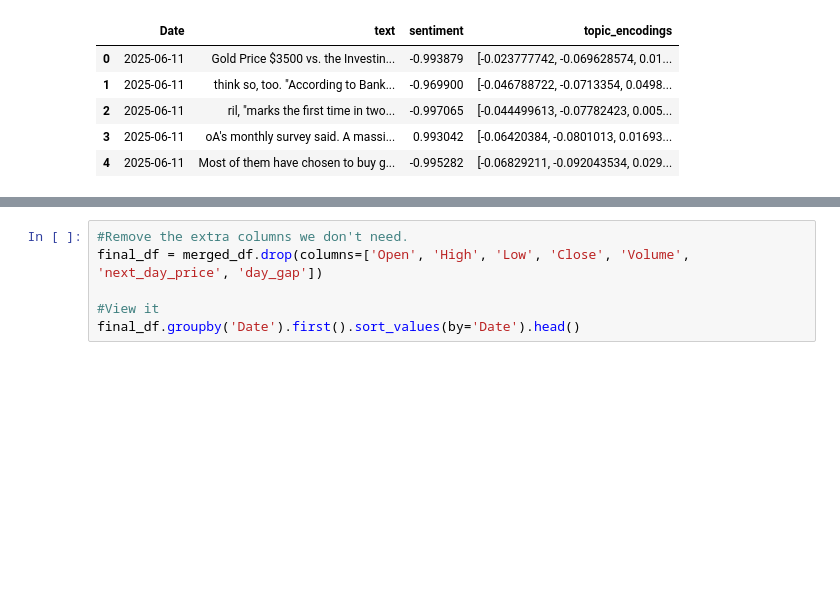
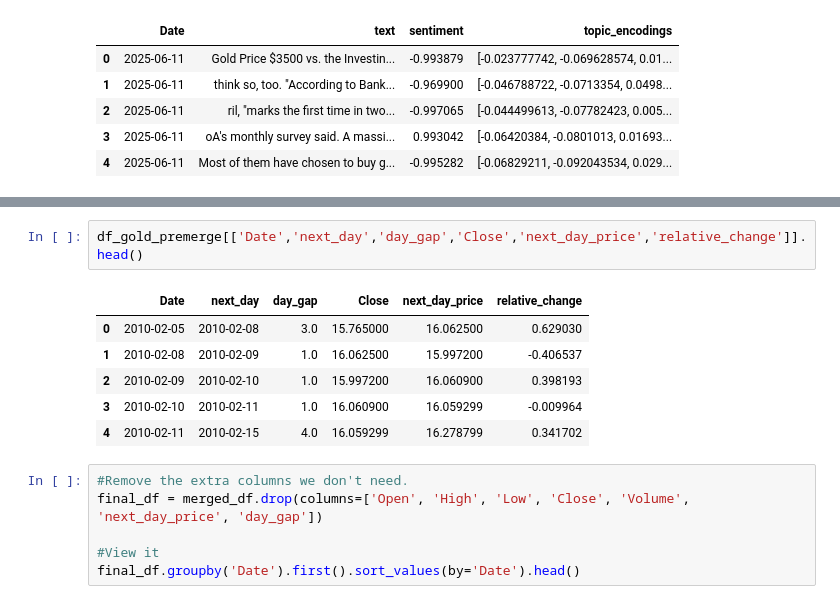
Before and after one commit to Adithya-Jayan/DL-7-25, a Jupyter notebook: Exploration_and_testing/Predictor_model/predictor_model.ipynb, the cells around one changed output, grey strips where cells are left out. Saved outputs shown, nothing was run; the diff lists cells and outputs as text; blank space fills up the shorter version.

```diff
--- a/Exploration_and_testing/Predictor_model/predictor_model.ipynb
+++ b/Exploration_and_testing/Predictor_model/predictor_model.ipynb
@@ -477,3 +478,12 @@ merged_df.groupby('Date').first().head()
+# %%
+df_gold_premerge[['Date','next_day','day_gap','Close','next_day_price','relative_change']].head()
+# %% [output]
+|  | Date | next_day | day_gap | Close | next_day_price | relative_change |
+| 0 | 2010-02-05 | 2010-02-08 | 3.0 | 15.765000 | 16.062500 | 0.629030 |
+| 1 | 2010-02-08 | 2010-02-09 | 1.0 | 16.062500 | 15.997200 | -0.406537 |
+| 2 | 2010-02-09 | 2010-02-10 | 1.0 | 15.997200 | 16.060900 | 0.398193 |
+| 3 | 2010-02-10 | 2010-02-11 | 1.0 | 16.060900 | 16.059299 | -0.009964 |
+| 4 | 2010-02-11 | 2010-02-15 | 4.0 | 16.059299 | 16.278799 | 0.341702 |
 # %%
 #Remove the extra columns we don't need.
 final_df = merged_df.drop(columns=['Open', 'High', 'Low', 'Close', 'Volume', 'next_day_price', 'day_gap'])
```
Also changed, not shown: parts of 2 cells of this notebook.
